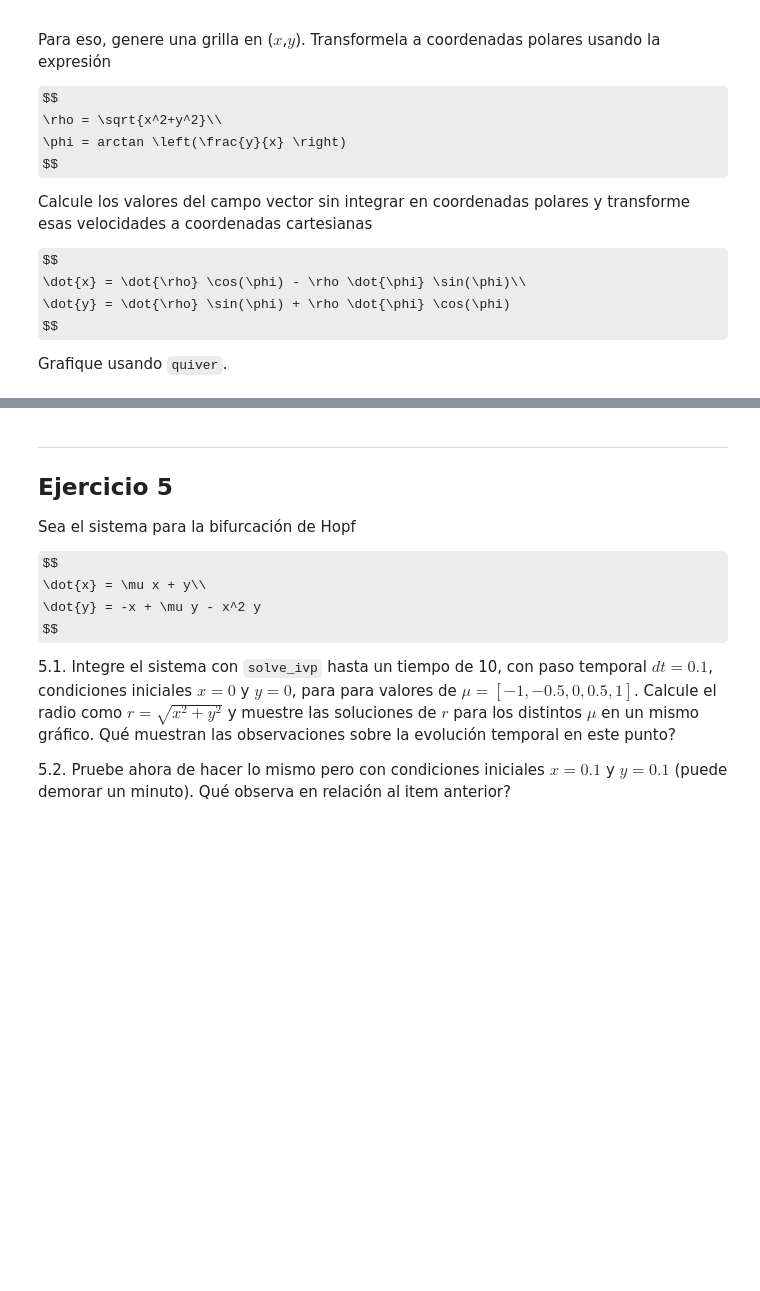
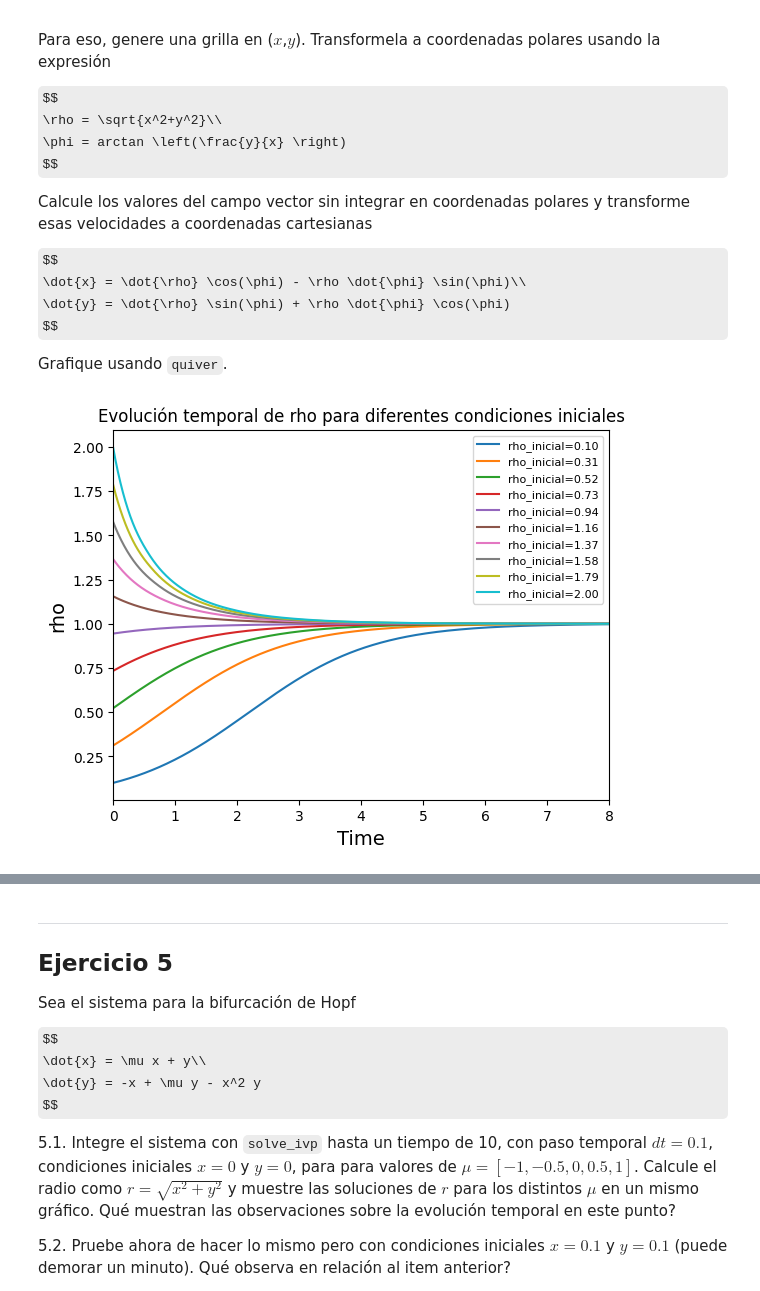
Before and after one commit to xGiannis/IntroModeladoContinuo, a Jupyter notebook: Colabs/nb05_CiclosLimite.ipynb, the cells around one changed output, grey strips where cells are left out. Drawn from its saved outputs; the diff is of its cells as text; code cells hidden in the pictures; some formulas as TeX source; blank space fills up the shorter version.

```diff
--- a/Colabs/nb05_CiclosLimite.ipynb
+++ b/Colabs/nb05_CiclosLimite.ipynb
@@ -360,0 +359,41 @@ Grafique usando `quiver`.
+# %%
+# # # COMPLETAR
+def sistema(t,z,w):
+
+  rho = z[0]
+  phi = z[1]
+  drhodt=rho*(1-rho)
+  dphidt=w+np.sin(phi)
+  return [drhodt,dphidt]
+# %%
+#4.1
+w=1
+tita_inicial=0
+
+#creamos 10 condiciones iniciales para p
+p_iniciales = np.linspace(0.1, 2, 10) # Start from a small non-zero value to avoid issues with arctan(0/0)
+
+rho_iniciales = p_iniciales
+phi_iniciales = np.zeros_like(p_iniciales)
+
+#integramos
+dt = 0.01
+tmax = 100
+t = np.arange(0, tmax, dt)
+
+plt.figure()
+plt.xlabel('Time', fontsize=14)
+plt.ylabel('rho', fontsize=14)
+
+for i in range(len(rho_iniciales)):
+    zi = [rho_iniciales[i], phi_iniciales[i]]
+    sol = sp.integrate.solve_ivp(sistema, [t[0], t[-1]], zi, t_eval=t, method='RK45',args=(w,))
+    plt.plot(sol.t, sol.y[0, :], label=f'rho_inicial={rho_iniciales[i]:.2f}')
+
+plt.xlim(0, 8)
+
+plt.legend(fontsize=8, loc='upper right') # Adjusted legend size and position
+plt.title('Evolución temporal de rho para diferentes condiciones iniciales')
+plt.show()
+# %% [output]
+[figure, added]
```
Also changed, not shown: parts of 6 cells of this notebook.
